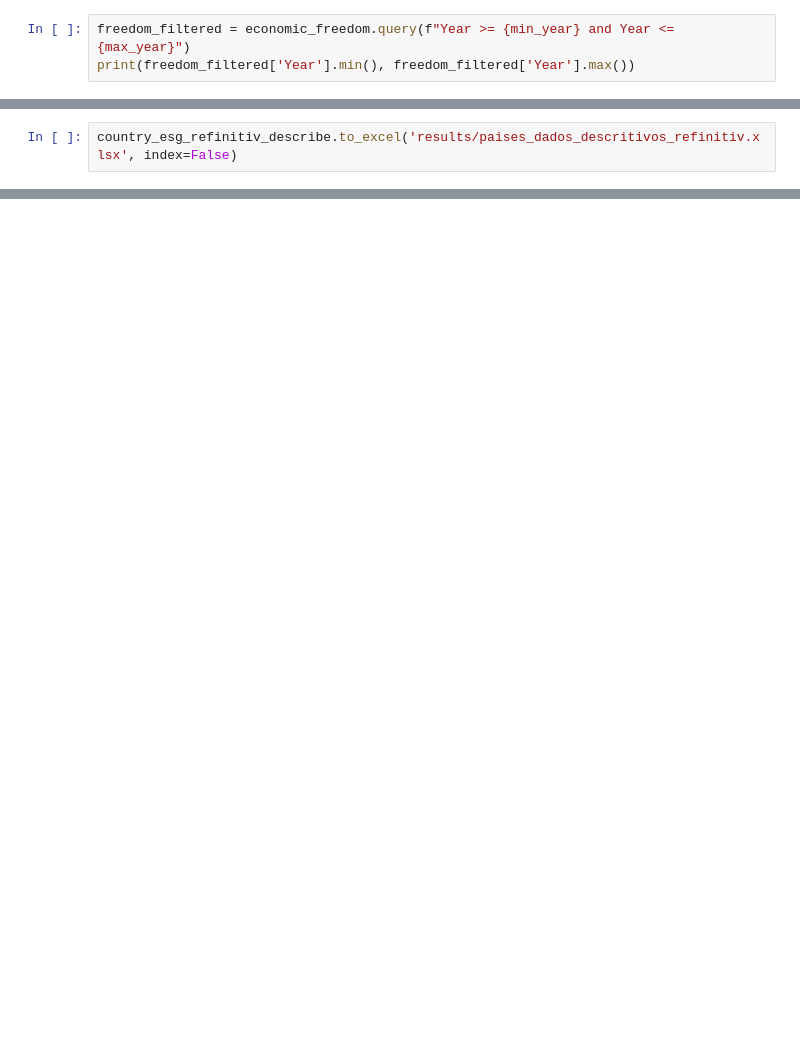
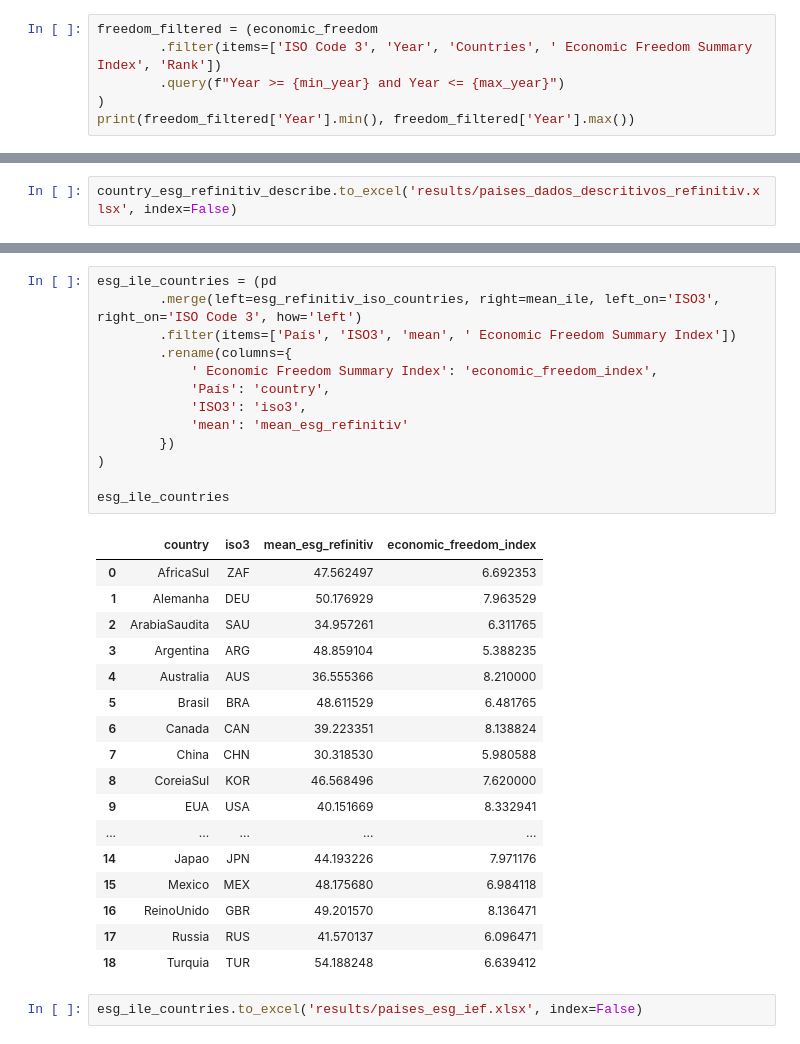
Before and after one commit to hertzrafael/pibic_economy_fii_ile, a Jupyter notebook: main.ipynb, the cells around one changed output, grey strips where cells are left out. Saved outputs shown, nothing was run; the diff lists cells and outputs as text; blank space fills up the shorter version.

```diff
--- a/main.ipynb
+++ b/main.ipynb
@@ -101,7 +101,10 @@ print(min_year, '-', max_year)
 # %% [output]
 2005 - 2021
 # %%
-freedom_filtered = economic_freedom.query(f"Year >= {min_year} and Year <= {max_year}")
+freedom_filtered = (economic_freedom
+        .filter(items=['ISO Code 3', 'Year', 'Countries', ' Economic Freedom Summary Index', 'Rank'])
+        .query(f"Year >= {min_year} and Year <= {max_year}")
+)
 print(freedom_filtered['Year'].min(), freedom_filtered['Year'].max())
 # %% [output]
 2005 2021
@@ -171,0 +224,33 @@ country_esg_refinitiv_describe.to_excel('results/paises_dados_descritivos_refini
+# %%
+esg_ile_countries = (pd
+        .merge(left=esg_refinitiv_iso_countries, right=mean_ile, left_on='ISO3', right_on='ISO Code 3', how='left')
+        .filter(items=['País', 'ISO3', 'mean', ' Economic Freedom Summary Index'])
+        .rename(columns={
+            ' Economic Freedom Summary Index': 'economic_freedom_index',
+            'País': 'country',
+            'ISO3': 'iso3',
+            'mean': 'mean_esg_refinitiv'
+        })
+)
+
+esg_ile_countries
+# %% [output]
+|  | country | iso3 | mean_esg_refinitiv | economic_freedom_index |
+| 0 | AfricaSul | ZAF | 47.562497 | 6.692353 |
+| 1 | Alemanha | DEU | 50.176929 | 7.963529 |
+| 2 | ArabiaSaudita | SAU | 34.957261 | 6.311765 |
+| 3 | Argentina | ARG | 48.859104 | 5.388235 |
+| 4 | Australia | AUS | 36.555366 | 8.210000 |
+| 5 | Brasil | BRA | 48.611529 | 6.481765 |
+| 6 | Canada | CAN | 39.223351 | 8.138824 |
+| 7 | China | CHN | 30.318530 | 5.980588 |
+| 8 | CoreiaSul | KOR | 46.568496 | 7.620000 |
+| 9 | EUA | USA | 40.151669 | 8.332941 |
+| ... | ... | ... | ... | ... |
+| 14 | Japao | JPN | 44.193226 | 7.971176 |
+| 15 | Mexico | MEX | 48.175680 | 6.984118 |
+| 16 | ReinoUnido | GBR | 49.201570 | 8.136471 |
+| 17 | Russia | RUS | 41.570137 | 6.096471 |
+| 18 | Turquia | TUR | 54.188248 | 6.639412 |
+# %%
+esg_ile_countries.to_excel('results/paises_esg_ief.xlsx', index=False)
```
Also changed, not shown: parts of 8 cells of this notebook, 1 other file.
